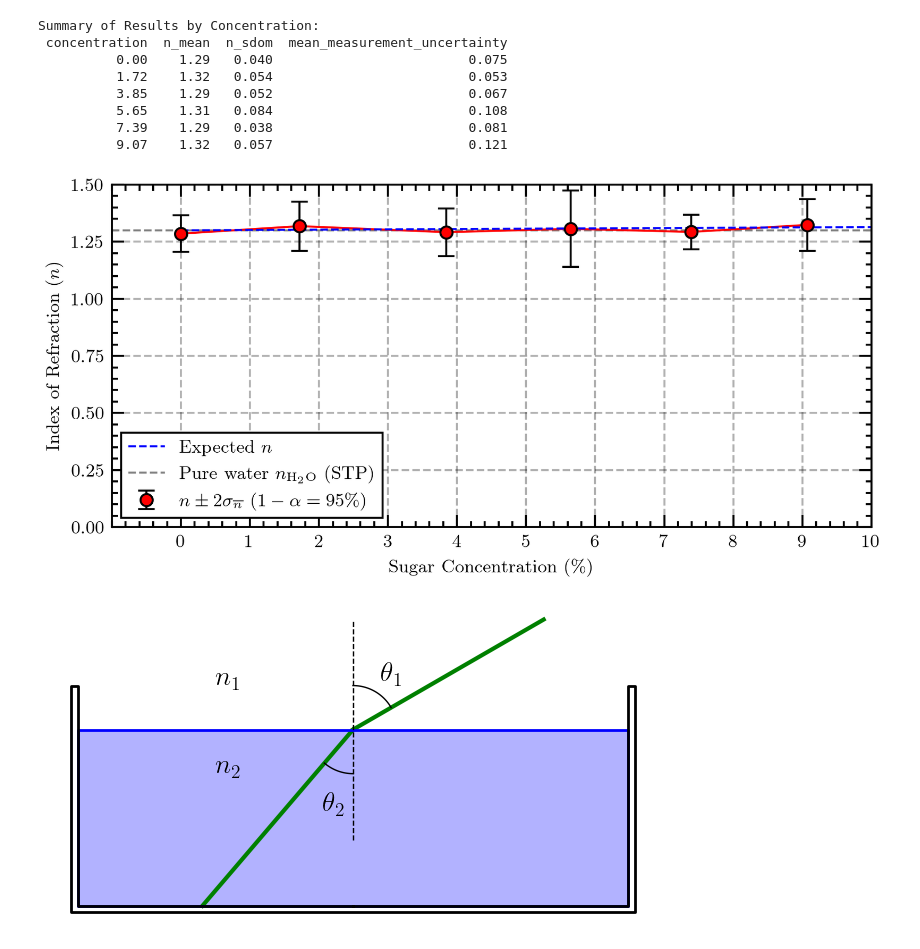
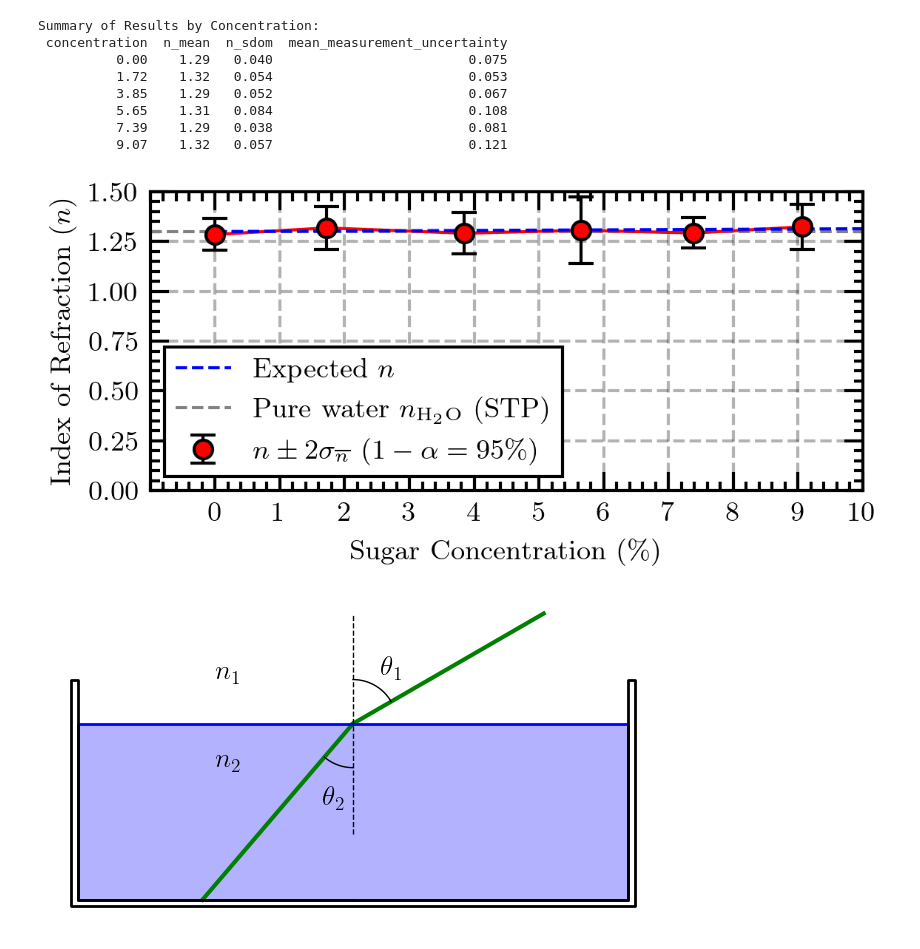
Before and after one commit to silvernuke911/Physics157, a Jupyter notebook: PHYSICS192 CODE/E5A/E5A.ipynb, the cells around one changed output. Saved outputs shown, nothing was run; the diff lists cells and outputs as text; code cells hidden in the pictures.

```diff
--- a/PHYSICS192 CODE/E5A/E5A.ipynb
+++ b/PHYSICS192 CODE/E5A/E5A.ipynb
@@ -55,0 +125,39 @@ where $N$ is the number of measurements (count)
+# %%
+# 1. Group the data by concentration (this will include the NaN group)
+g2 = data2.groupby('concentration')#,  dropna=False)
+
+# 2. Calculate statistics for each group using apply() to handle NaN values
+def safe_mean(series):
+    """Calculate mean of series, ignoring NaN values"""
+    return series.dropna().mean() if not series.dropna().empty else np.nan
+
+def safe_std(series):
+    """Calculate std of series, ignoring NaN values"""
+    return series.dropna().std() if len(series.dropna()) > 1 else np.nan
+
+def safe_count(series):
+    """Count non-NaN values in series"""
+    return series.dropna().count()
+
+results_df = pd.DataFrame({
+    'n_mean': g2['n_substrate'].apply(safe_mean),
+    'n_std': g2['n_substrate'].apply(safe_std),
+    'n_measurements': g2['n_substrate'].apply(safe_count),
+})
+
+# 3. Calculate SDOM using non-NaN counts
+results_df['n_sdom'] = results_df['n_std'] / np.sqrt(results_df['n_measurements'])
+
+# Reset index to make 'concentration' a regular column instead of the index
+results_df = results_df.reset_index()
+
+# Round values for display (does not modify actual data, just for printing)
+display_df = results_df.copy()
+display_df['concentration'] = display_df['concentration'].round(2)
+display_df['n_mean'] = display_df['n_mean'].round(2)
+display_df['n_std'] = display_df['n_std'].round(3)  # 3 decimal places for uncertainty
+display_df['n_sdom'] = display_df['n_sdom'].round(3)  # 3 decimal places for SDOM
+
+# Display the results sorted by concentration
+print("Summary of Results by Concentration:")
+print(display_df[['concentration','n_mean','n_sdom']].to_string(index=False))
@@ -220,5 +403,5 @@ science_plot(fontsize=9)
 # %%
-plt.figure(figsize=(6, 3), dpi=300)
+plt.figure(figsize=(4, 2), dpi=300)
 
 perce = np.linspace(0,10,100)
 nexp = 1.3 + 1.42e-3 * perce
@@ -240,34 +423,34 @@ plt.errorbar(
 
 # Add a red line connecting the points
 plt.plot(results_df['concentration'], results_df['n_mean'],
          color='red', linestyle='-', linewidth=1, alpha=1)
 
 # Add a red line connecting the points
 plt.plot(perce,nexp,
          color='blue', linestyle='--', linewidth=1, alpha=1, label = 'Expected $n$')
 
 # Customize the plot
 plt.xlabel(r'Sugar Concentration ($\%$)')
 plt.ylabel('Index of Refraction ($n$)')
 
 # Corrected pure water line label
 plt.axhline(1.3, color='gray', linestyle='--', linewidth=1, zorder=1,
            label=r'Pure water $n_{\mathrm{H_2O}}$ (STP)')
 
 # Adjust y-limits to better fit your data
 plt.ylim(0, 1.5)
 plt.yticks(np.arange(0, 1.55, 0.25))
 plt.xlim(-1, 10)
 plt.xticks(range(0,11,1))
 plt.grid(True, alpha=0.3, linestyle='--')
 
 # Improved legend with better visibility
 plt.legend(fancybox=False, edgecolor='k', facecolor='white')
 
 plt.tight_layout()
 plt.show()
 # %% [output]
-[figure, old version]
+[figure, new version]
 # %%
 
 basin_length = 2.5
```
Also changed, not shown: parts of 6 cells of this notebook, 31 other files.
